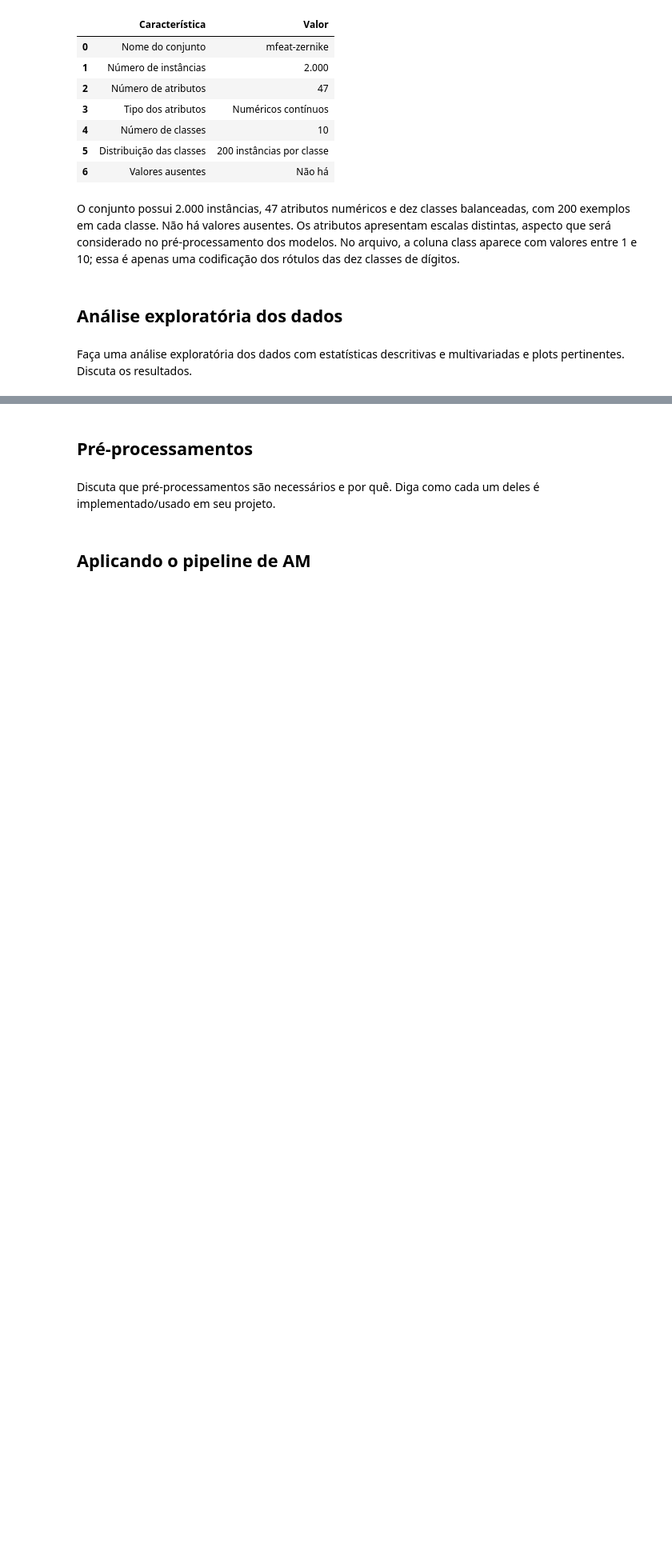
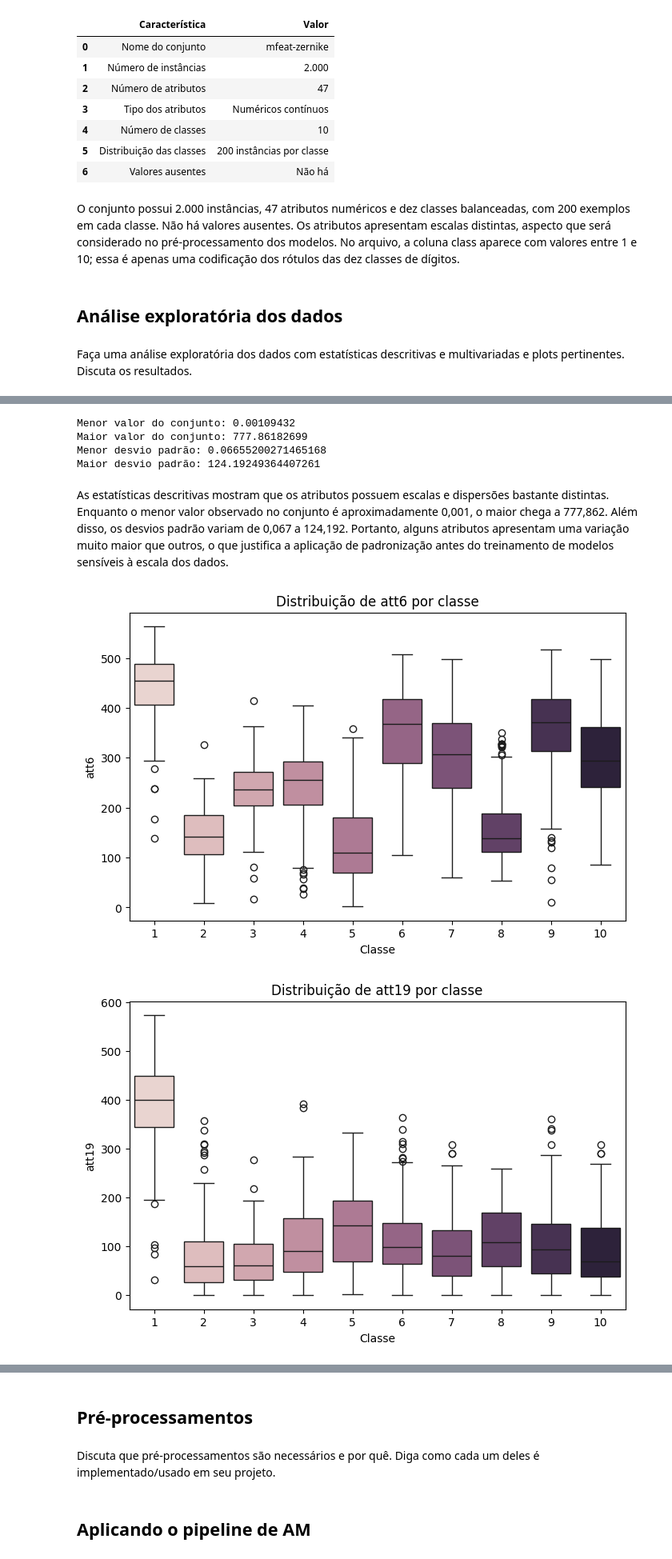
Before and after one commit to GabrielNegreiro28/aprendizado-de-maquina, a Jupyter notebook: Projeto_2_-_AM_zernike.ipynb, the cells around one changed output, grey strips where cells are left out. Shown at 80% size. Cells and saved outputs as stored; diff of their text form; code cells hidden in the pictures; blank space fills up the shorter version.

Commit message:
Adiciona análise exploratória e visualizações

```diff
--- a/Projeto_2_-_AM_zernike.ipynb
+++ b/Projeto_2_-_AM_zernike.ipynb
@@ -116,3 +142,12 @@ O conjunto possui 2.000 instâncias, 47 atributos numéricos e dez classes balan
 ## **Análise exploratória dos dados**
 # %% [markdown]
 Faça uma análise exploratória dos dados com estatísticas descritivas e multivariadas e plots pertinentes. Discuta os resultados.
+# %%
+# Separa os 47 atributos da coluna de classe
+X = df.drop(columns="class")
+
+# Calcula estatísticas descritivas para cada atributo
+estatisticas = X.describe().T
+
+# Exibe a tabela
+estatisticas
@@ -118,0 +172,39 @@ Faça uma análise exploratória dos dados com estatísticas descritivas e multi
+# %%
+# Resume os valores gerais encontrados entre todos os atributos
+print("Menor valor do conjunto:", X.min().min())
+print("Maior valor do conjunto:", X.max().max())
+print("Menor desvio padrão:", X.std().min())
+print("Maior desvio padrão:", X.std().max())
+# %% [output]
+Menor valor do conjunto: 0.00109432
+Maior valor do conjunto: 777.86182699
+Menor desvio padrão: 0.06655200271465168
+Maior desvio padrão: 124.19249364407261
+# %% [markdown]
+As estatísticas descritivas mostram que os atributos possuem escalas e dispersões bastante distintas. Enquanto o menor valor observado no conjunto é aproximadamente 0,001, o maior chega a 777,862. Além disso, os desvios padrão variam de 0,067 a 124,192. Portanto, alguns atributos apresentam uma variação muito maior que outros, o que justifica a aplicação de padronização antes do treinamento de modelos sensíveis à escala dos dados.
+# %%
+# Importa a biblioteca para os gráficos
+import seaborn as sns
+
+# Seleciona os cinco atributos com maior desvio padrão
+atributos_selecionados = X.std().nlargest(5).index
+
+# Cria um boxplot para cada atributo selecionado
+for atributo in atributos_selecionados:
+    plt.figure(figsize=(8, 5))
+
+    sns.boxplot(
+        x="class",
+        y=atributo,
+        data=df,
+        hue="class",
+        legend=False
+    )
+
+    plt.title(f"Distribuição de {atributo} por classe")
+    plt.xlabel("Classe")
+    plt.ylabel(atributo)
+    plt.show()
+# %% [output]
+[figure, added]
+[figure, added]
```
Also changed, not shown: parts of 9 cells of this notebook.
